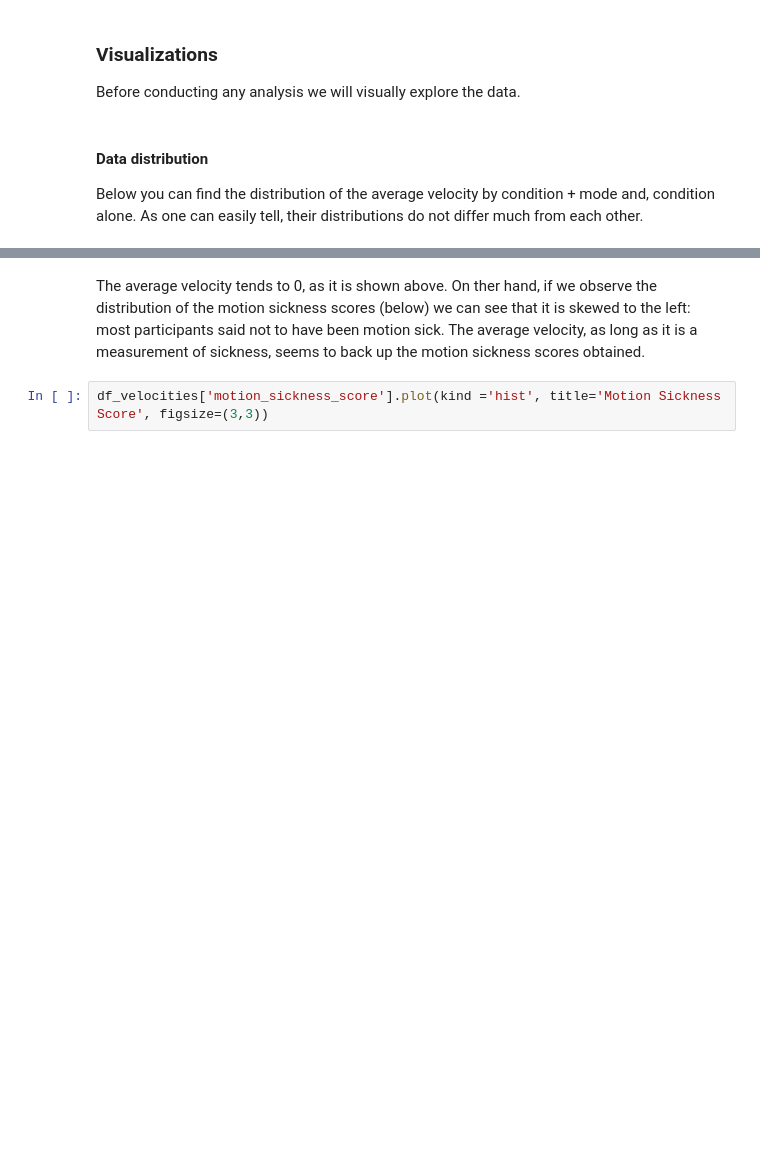
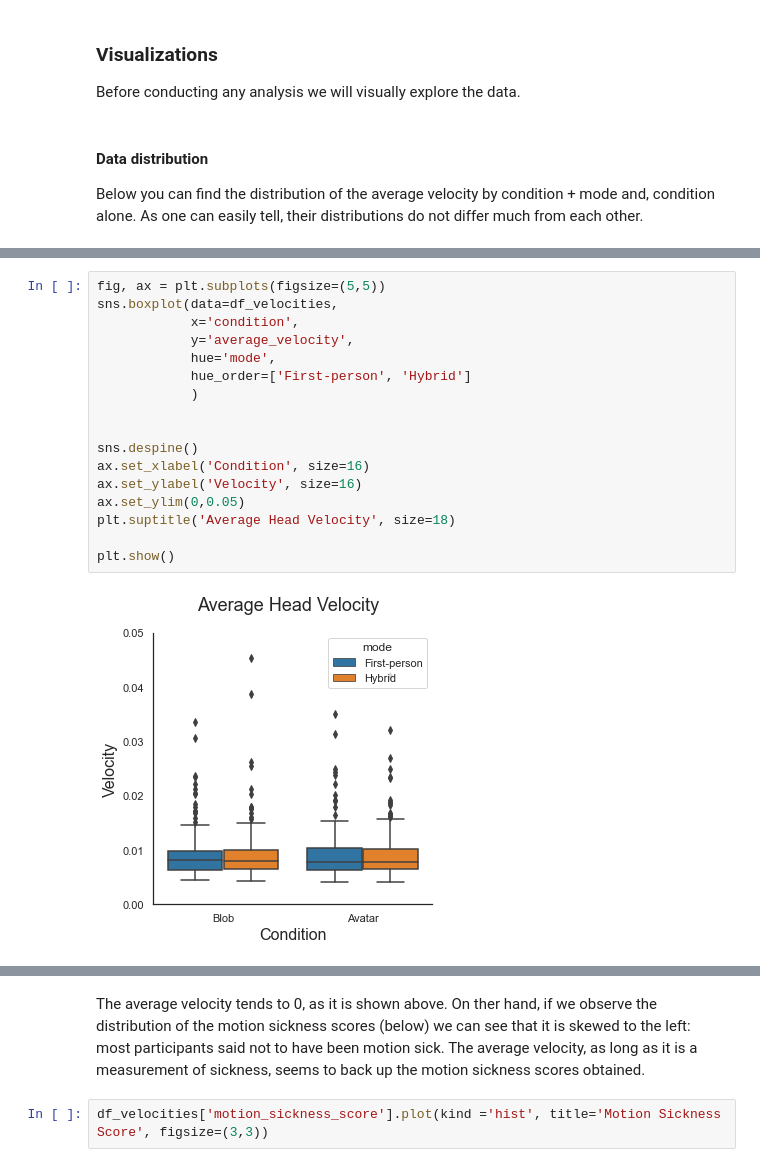
Before and after one commit to ELI-VR/Transcription-Postural-Stability-Test, a Jupyter notebook: analysis_velocity.ipynb, the cells around one changed output, grey strips where cells are left out. Drawn from its saved outputs; the diff is of its cells as text; blank space fills up the shorter version.

```diff
--- a/analysis_velocity.ipynb
+++ b/analysis_velocity.ipynb
@@ -113,3 +128,22 @@ Below you can find the distribution of the average velocity by condition + mode
+# %%
+fig, ax = plt.subplots(figsize=(5,5))
+sns.boxplot(data=df_velocities,
+            x='condition',
+            y='average_velocity',
+            hue='mode',
+            hue_order=['First-person', 'Hybrid']
+            )
+
+
+sns.despine()
+ax.set_xlabel('Condition', size=16)
+ax.set_ylabel('Velocity', size=16)
+ax.set_ylim(0,0.05)
+plt.suptitle('Average Head Velocity', size=18)
+
+plt.show()
+# %% [output]
+[figure, added]
 # %%
 g= sns.displot(df_velocities, x="average_velocity", col='condition_mode',palette="tab10")
 g.set_titles(col_template="{col_name}", row_template="{row_name}")
```
Also changed, not shown: parts of 9 cells of this notebook, 3 other files.
